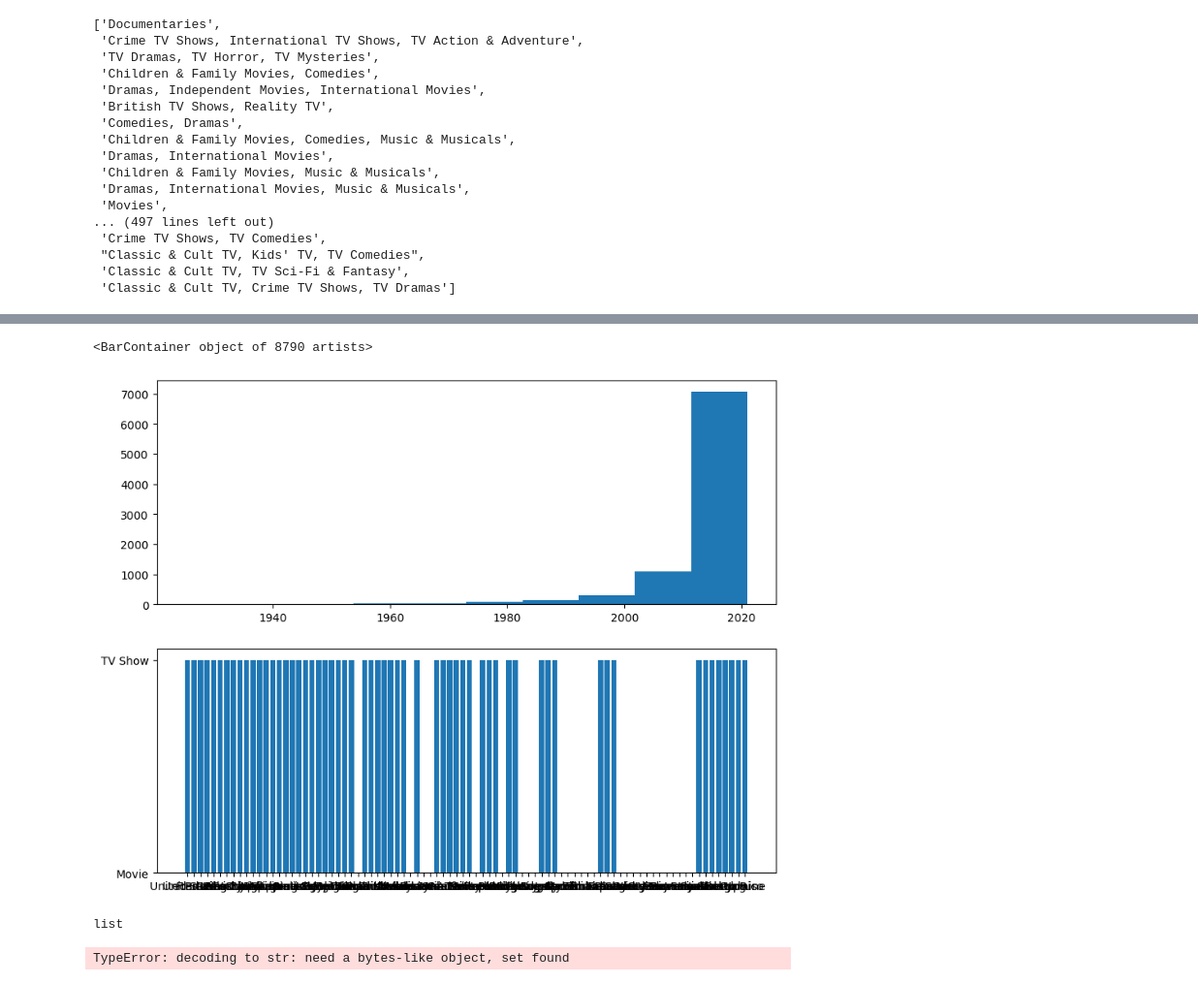
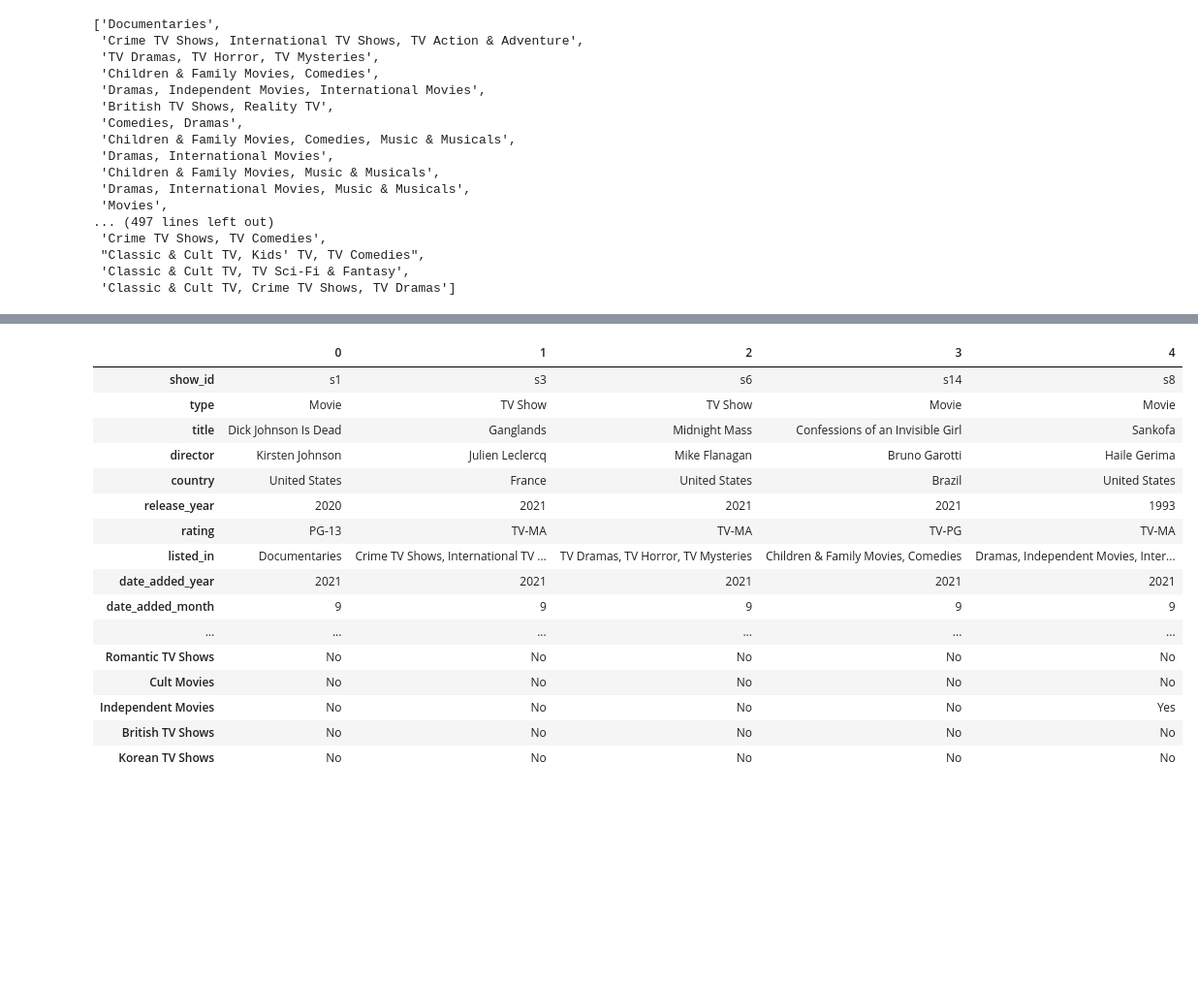
Before and after one commit to HaileleulGirma/Netflix-data-exploration, a Jupyter notebook: Netflix data EDA.ipynb, the cells around one changed output, grey strips where cells are left out. Shown: that part at 97% size. Cells and saved outputs as stored; diff of their text form; code cells hidden in the pictures; blank space fills up the shorter version.

```diff
--- a/Netflix data EDA.ipynb
+++ b/Netflix data EDA.ipynb
@@ -303,15 +212,0 @@ ax.barh(tmp_input_data.listed_in, tmp_input_data.date_added_year)
-# %%
-fig, (ax0,ax1) = plt.subplots(2,1,figsize=(10,8))
-ax0.hist(tmp_input_data['release_year'])
-ax1.bar(tmp_input_data['country'], tmp_input_data['type'])
-# %% [output]
-<BarContainer object of 8790 artists>
-[figure, removed]
-# %%
-type(spl_genre)
-# %% [output]
-list
-# %%
-tmp_input_data[spl_genre] = tmp_input_data['listed_in'].apply(extract_genre)
-# %% [output]
-TypeError: decoding to str: need a bytes-like object, set found
@@ -319,0 +213,20 @@ fig, ax = plt.s
+# %%
+tmp_input_data.head().T
+# %% [output]
+|  | 0 | 1 | 2 | 3 | 4 |
+| show_id | s1 | s3 | s6 | s14 | s8 |
+| type | Movie | TV Show | TV Show | Movie | Movie |
+| title | Dick Johnson Is Dead | Ganglands | Midnight Mass | Confessions of an Invisible Girl | Sankofa |
+| director | Kirsten Johnson | Julien Leclercq | Mike Flanagan | Bruno Garotti | Haile Gerima |
+| country | United States | France | United States | Brazil | United States |
+| release_year | 2020 | 2021 | 2021 | 2021 | 1993 |
+| rating | PG-13 | TV-MA | TV-MA | TV-PG | TV-MA |
+| listed_in | Documentaries | Crime TV Shows, International TV ... | TV Dramas, TV Horror, TV Mysteries | Children & Family Movies, Comedies | Dramas, Independent Movies, Inter... |
+| date_added_year | 2021 | 2021 | 2021 | 2021 | 2021 |
+| date_added_month | 9 | 9 | 9 | 9 | 9 |
+| ... | ... | ... | ... | ... | ... |
+| Romantic TV Shows | No | No | No | No | No |
+| Cult Movies | No | No | No | No | No |
+| Independent Movies | No | No | No | No | Yes |
+| British TV Shows | No | No | No | No | No |
+| Korean TV Shows | No | No | No | No | No |
```
Also changed, not shown: parts of 36 cells of this notebook, 3 other files.
